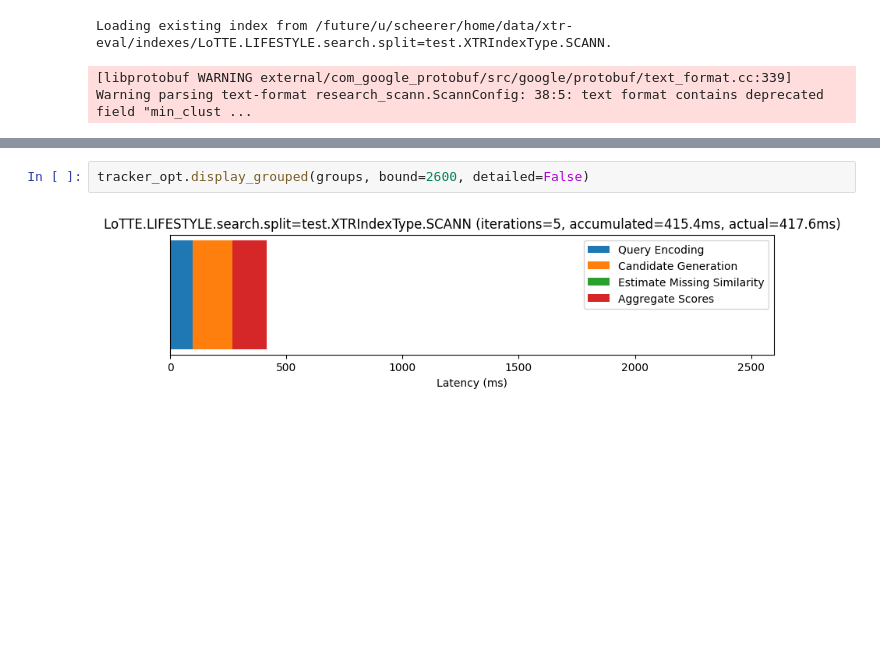
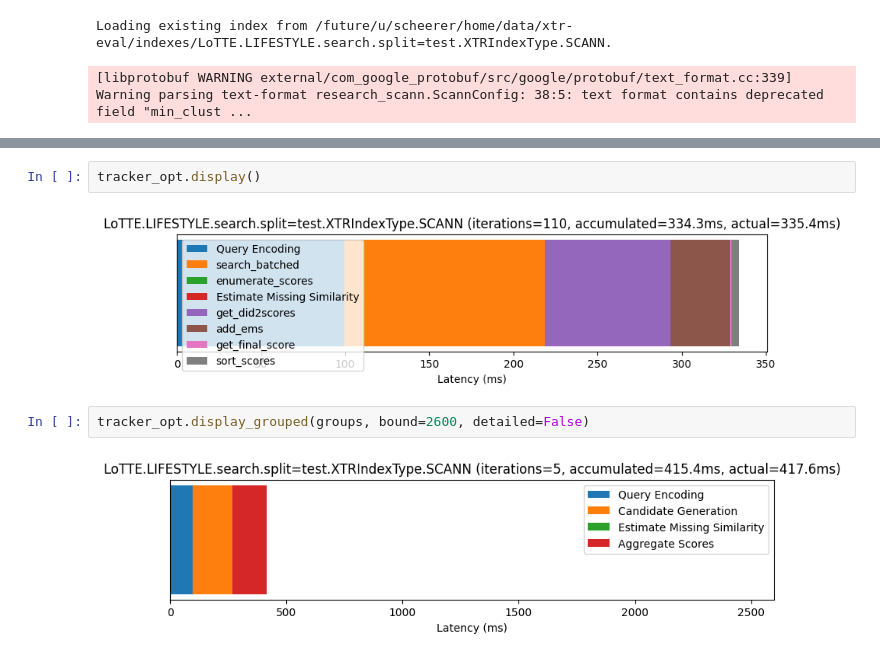
Before and after one commit to jlscheerer/xtr-eval, a Jupyter notebook: optimizations.ipynb, the cells around one changed output, grey strips where cells are left out. Saved outputs shown, nothing was run; the diff lists cells and outputs as text; blank space fills up the shorter version.

```diff
--- a/optimizations.ipynb
+++ b/optimizations.ipynb
@@ -68,3 +84,7 @@ rankings_opt = xtr_opt.retrieve_docs(queries_test, document_top_k=DOCUMENT_TOP_K
+# %%
+tracker_opt.display()
+# %% [output]
+[figure, added]
 # %%
 tracker_opt.display_grouped(groups, bound=2600, detailed=False)
 # %% [output]
```
Also changed, not shown: parts of 3 cells of this notebook, 12 other files.
